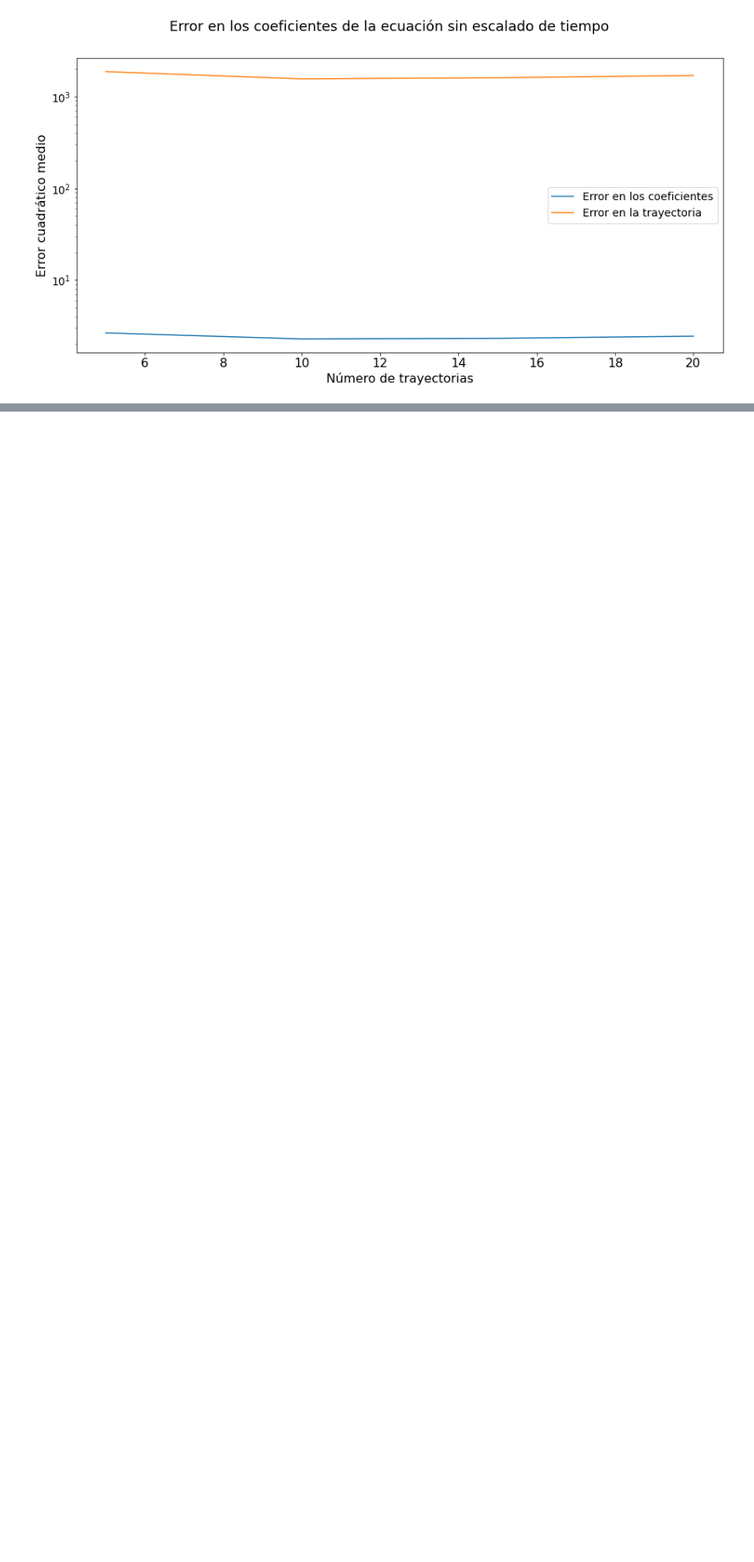
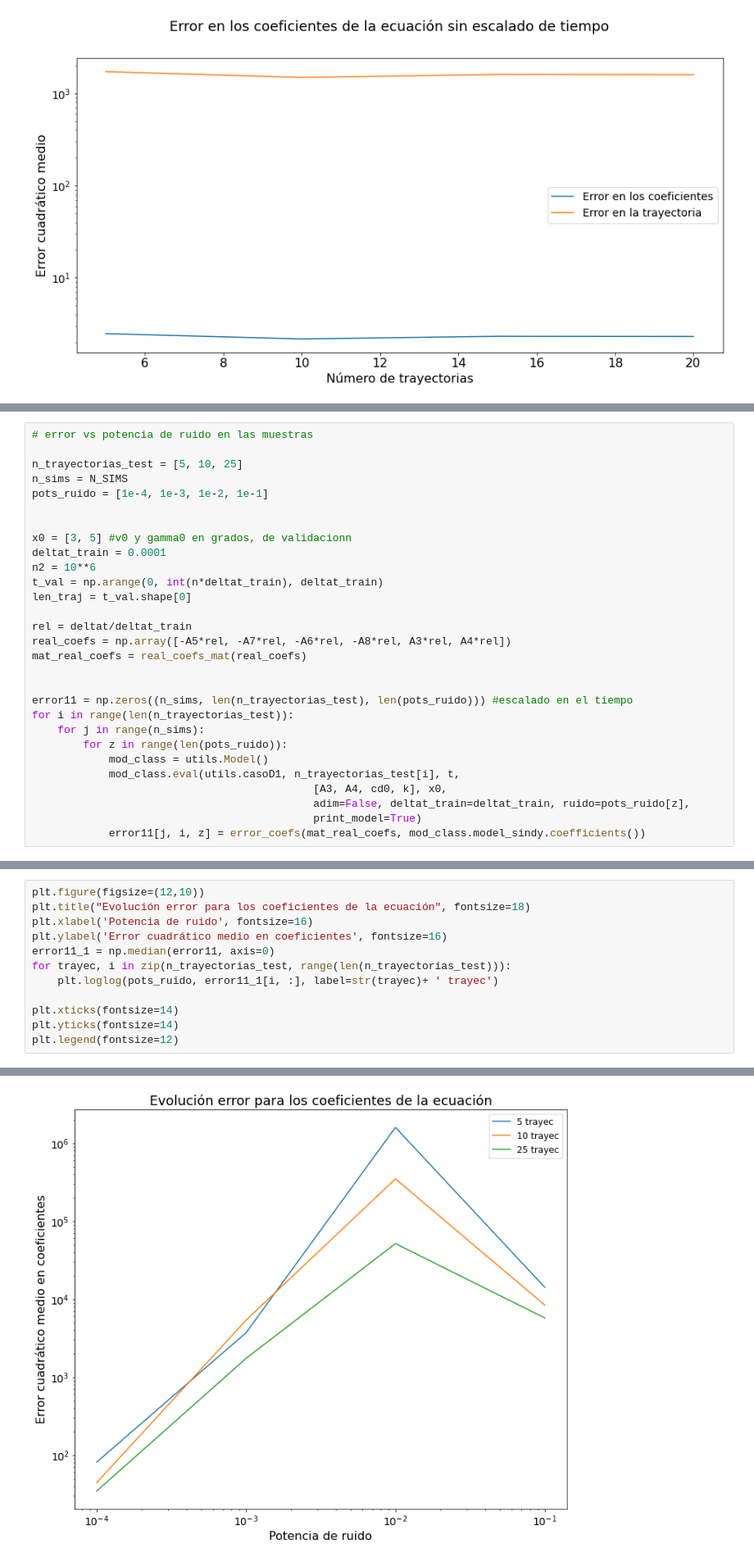
Before and after one commit to meridiaz/id-dispersa-aeronaves, a Jupyter notebook: casos_aeronave/caso-D-1.ipynb, the cells around one changed output, grey strips where cells are left out. Shown at 82% size. Saved outputs shown, nothing was run; the diff lists cells and outputs as text; blank space fills up the shorter version.

```diff
--- a/casos_aeronave/caso-D-1.ipynb
+++ b/casos_aeronave/caso-D-1.ipynb
@@ -1030,0 +1023,29 @@ plt.show()
+# %%
+# error vs potencia de ruido en las muestras
+
+n_trayectorias_test = [5, 10, 25]
+n_sims = N_SIMS
+pots_ruido = [1e-4, 1e-3, 1e-2, 1e-1]
+
+
+x0 = [3, 5] #v0 y gamma0 en grados, de validacionn
+deltat_train = 0.0001
+n2 = 10**6
+t_val = np.arange(0, int(n*deltat_train), deltat_train)
+len_traj = t_val.shape[0]
+
+rel = deltat/deltat_train
+real_coefs = np.array([-A5*rel, -A7*rel, -A6*rel, -A8*rel, A3*rel, A4*rel])
+mat_real_coefs = real_coefs_mat(real_coefs)
+
+
+error11 = np.zeros((n_sims, len(n_trayectorias_test), len(pots_ruido))) #escalado en el tiempo
+for i in range(len(n_trayectorias_test)):
+    for j in range(n_sims):
+        for z in range(len(pots_ruido)):
+            mod_class = utils.Model()
+            mod_class.eval(utils.casoD1, n_trayectorias_test[i], t,
+                                            [A3, A4, cd0, k], x0,
+                                            adim=False, deltat_train=deltat_train, ruido=pots_ruido[z],
+                                            print_model=True)
+            error11[j, i, z] = error_coefs(mat_real_coefs, mod_class.model_sindy.coefficients())
@@ -1030,0 +1070,13 @@ plt.show()
+# %%
+plt.figure(figsize=(12,10))
+plt.title("Evolución error para los coeficientes de la ecuación", fontsize=18)
+plt.xlabel('Potencia de ruido', fontsize=16)
+plt.ylabel('Error cuadrático medio en coeficientes', fontsize=16)
+error11_1 = np.median(error11, axis=0)
+for trayec, i in zip(n_trayectorias_test, range(len(n_trayectorias_test))):
+    plt.loglog(pots_ruido, error11_1[i, :], label=str(trayec)+ ' trayec')
+
+plt.xticks(fontsize=14)
+plt.yticks(fontsize=14)
+plt.legend(fontsize=12)
+# %% [output]
@@ -1030,0 +1084 @@ plt.show()
+[figure, added]
```
Also changed, not shown: parts of 8 cells of this notebook, 6 other files.
